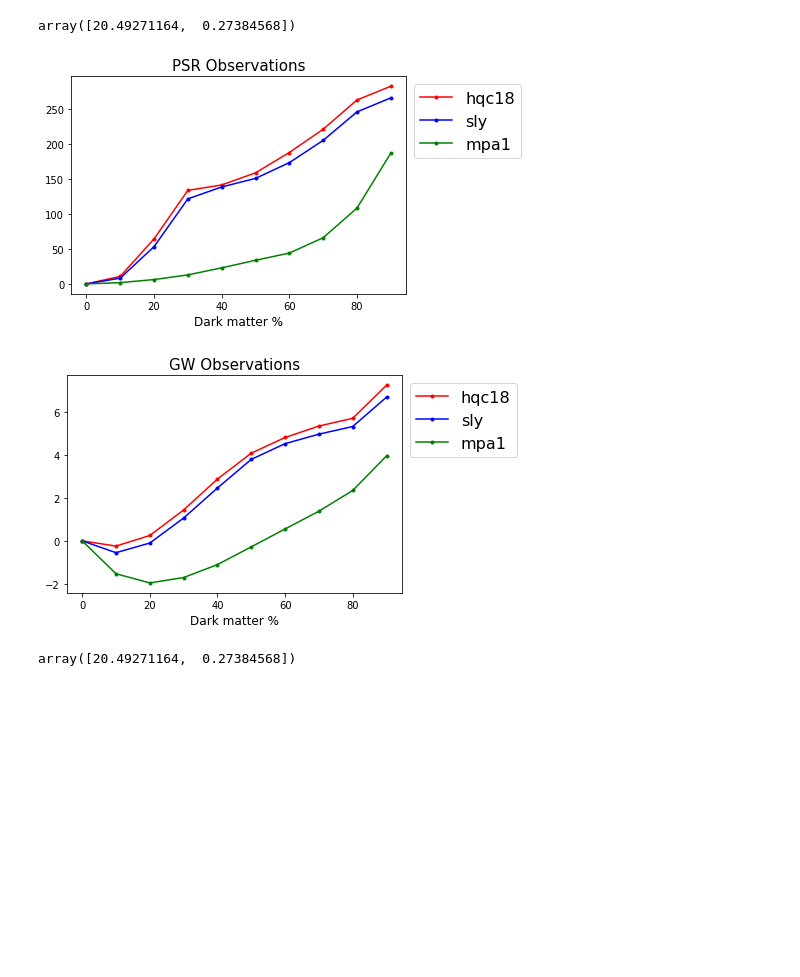
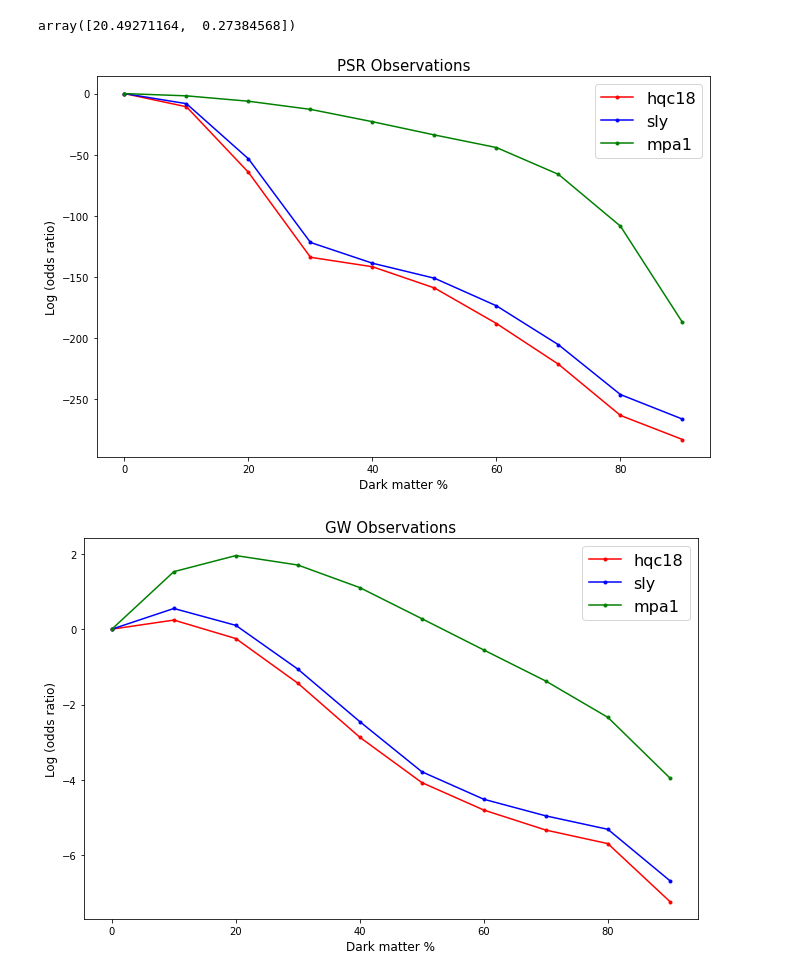
Before and after one commit to kunalkishanmehta/ns-struc-dm, a Jupyter notebook: Copy_of_Constrain_DM_NS_models.ipynb, the cells around one changed output. Cells and saved outputs as stored; diff of their text form; code cells hidden in the pictures; blank space fills up the shorter version.

```diff
--- a/Copy_of_Constrain_DM_NS_models.ipynb
+++ b/Copy_of_Constrain_DM_NS_models.ipynb
@@ -295,7 +327,7 @@ compare_mpa1 = np.array(compare_mpa1)
 frac_compare_mpa1 = []
 
 for i in range(10):
-  frac_compare_mpa1.append(compare_mpa1[0]/compare_mpa1[i])
+  frac_compare_mpa1.append(compare_mpa1[i]/compare_mpa1[0])
 frac_compare_mpa1 = np.array(frac_compare_mpa1)
 # %%
 plt.plot(data_frac2,np.log(frac_compare_mpa1[:,0]), marker = '.')
@@ -328,11 +363,12 @@ like_0 = j0030_like*j0740_like # evidence for equation of state from psr observa
 
 gw170817_like1 = np.sum([gw170817_kde1((radius(m),m)) for m in np.linspace(1.,3.,100)])/100 # likelihood of gw170817 primary mass and radius, given equation of state
 gw170817_like2 = np.sum([gw170817_kde2((radius(m),m)) for m in np.linspace(1.,3.,100)])/100 # likelihood of gw170817 secondary mass and radius, given equation of state
-#gw190425_like1 = np.sum([gw190425_kde1((radius(m),m)) for m in np.linspace(1.,3.,100)])/100 # likelihood of gw190425 primary mass and radius, given equation of state
-#gw190425_like2 = np.sum([gw190425_kde2((radius(m),m)) for m in np.linspace(1.,3.,100)])/100 # likelihood of gw190425 secondary mass and radius, given equation of state
+gw190425_like1 = np.sum([gw190425_kde1((radius(m),m)) for m in np.linspace(1.,3.,100)])/100 # likelihood of gw190425 primary mass and radius, given equation of state
+gw190425_like2 = np.sum([gw190425_kde2((radius(m),m)) for m in np.linspace(1.,3.,100)])/100 # likelihood of gw190425 secondary mass and radius, given equation of state
 like_01 = gw170817_like1*gw170817_like2#*gw190425_like1*gw190425_like2 # evidence for equation of state from gw observations # skip gw190425 for now because it's so uninformative
+like_02 = gw190425_like1*gw190425_like2
 
-compare_hqc18.append((like_0,like_01))
+compare_hqc18.append((j0030_like,j0740_like, gw170817_like1, gw170817_like2, gw190425_like1, gw190425_like2 ))
 # %%
 # now interpolate equation of state's mass-radius relation, up to maximum mass, and calculate Bayesian evidence for that equation of state
 # stable_m_r_hqc18_0 = np.genfromtxt('/content/stable_m_r_hqc18_0.csv',delimiter=',',names=True,dtype=None)
@@ -347,47 +383,51 @@ for i in range(9):
 
   j0030_like = np.sum([j0030_kde((radius(m),m)) for m in np.linspace(1.,3.,100)])/100 # likelihood of psr j0030 mass and radius, given equation of state
   j0740_like = np.sum([j0740_kde((radius(m),m)) for m in np.linspace(1.,3.,100)])/100 # likelihood of psr j0740 mass and radius, given equation of state
-  like = j0030_like*j0740_like # evidence for equation of state from psr observations
+  like_0 = j0030_like*j0740_like # evidence for equation of state from psr observations
 
 
   gw170817_like1 = np.sum([gw170817_kde1((radius(m),m)) for m in np.linspace(1.,3.,100)])/100 # likelihood of gw170817 primary mass and radius, given equation of state
   gw170817_like2 = np.sum([gw170817_kde2((radius(m),m)) for m in np.linspace(1.,3.,100)])/100 # likelihood of gw170817 secondary mass and radius, given equation of state
-#gw190425_like1 = np.sum([gw190425_kde1((radius(m),m)) for m in np.linspace(1.,3.,100)])/100 # likelihood of gw190425 primary mass and radius, given equation of state
-#gw190425_like2 = np.sum([gw190425_kde2((radius(m),m)) for m in np.linspace(1.,3.,100)])/100 # likelihood of gw190425 secondary mass and radius, given equation of state
-  like2 = gw170817_like1*gw170817_like2#*gw190425_like1*gw190425_like2 # evidence for equation of state from gw observations # skip gw190425 for now because it's so uninformative
+  gw190425_like1 = np.sum([gw190425_kde1((radius(m),m)) for m in np.linspace(1.,3.,100)])/100 # likelihood of gw190425 primary mass and radius, given equation of state
+  gw190425_like2 = np.sum([gw190425_kde2((radius(m),m)) for m in np.linspace(1.,3.,100)])/100 # likelihood of gw190425 secondary mass and radius, given equation of state
+  like_01 = gw170817_like1*gw170817_like2#*gw190425_like1*gw190425_like2 # evidence for equation of state from gw observations # skip gw190425 for now because it's so uninformative
+  like_02 = gw190425_like1*gw190425_like2
 
-  compare_hqc18.append((like,like2))
+  compare_hqc18.append((j0030_like,j0740_like, gw170817_like1, gw170817_like2, gw190425_like1, gw190425_like2 ))
 compare_hqc18 = np.array(compare_hqc18)
 # %%
 frac_compare_hqc18 = []
 
 for i in range(10):
-  frac_compare_hqc18.append(compare_hqc18[0]/compare_hqc18[i])
+  frac_compare_hqc18.append(compare_hqc18[i]/compare_hqc18[0])
 frac_compare_hqc18 = np.array(frac_compare_hqc18)
 # %%
-plt.plot(data_frac2,np.log(frac_compare_hqc18[:,0]), marker = '.', c = 'r', label = 'hqc18')
-plt.plot(data_frac2, np.log(frac_compare_sly[:,0]), marker = '.', c = 'b', label = 'sly')
-plt.plot(data_frac2,np.log(frac_compare_mpa1[:,0]), marker = '.', c = 'g', label = 'mpa1')
+plt.figure(figsize= (11,7))
+plt.plot(data_frac2,np.log(frac_compare_hqc18[:,0]*frac_compare_hqc18[:,1]), marker = '.', c = 'r', label = 'hqc18')
+plt.plot(data_frac2, np.log(frac_compare_sly[:,0]*frac_compare_sly[:,1]), marker = '.', c = 'b', label = 'sly')
+plt.plot(data_frac2,np.log(frac_compare_mpa1[:,0]*frac_compare_mpa1[:,1]), marker = '.', c = 'g', label = 'mpa1')
 plt.xlabel('Dark matter %', size = 12)
 plt.title('PSR Observations', size = 15)
-
+plt.ylabel('Log (odds ratio)', size  =12)
 plt.legend( bbox_to_anchor=(1, 1), fontsize = 16,title_fontsize=18 )
 
 
 plt.show()
 
-plt.plot(data_frac2,np.log(frac_compare_hqc18[:,1]), marker = '.', c = 'r',label = 'hqc18')
-plt.plot(data_frac2, np.log(frac_compare_sly[:,1]), marker = '.', c= 'b', label = 'sly')
-plt.plot(data_frac2,np.log(frac_compare_mpa1[:,1]), marker = '.', c = 'g', label = 'mpa1')
+plt.figure(figsize= (11,7))
+plt.plot(data_frac2,np.log(frac_compare_hqc18[:,2]*frac_compare_hqc18[:,3]), marker = '.', c = 'r',label = 'hqc18')
+plt.plot(data_frac2, np.log(frac_compare_sly[:,2]*frac_compare_sly[:,3]), marker = '.', c= 'b', label = 'sly')
+plt.plot(data_frac2,np.log(frac_compare_mpa1[:,2]*frac_compare_mpa1[:,3]), marker = '.', c = 'g', label = 'mpa1')
 plt.xlabel('Dark matter %', size = 12)
+plt.ylabel('Log (odds ratio)', size  =12)
 plt.title('GW Observations', size = 15)
 
 plt.legend( bbox_to_anchor=(1, 1), fontsize = 16,title_fontsize=18 )
 
 plt.show()
 # %% [output]
-[figure, old version]
+[figure, new version]
-[figure, old version]
+[figure, new version]
 # %%
 frac_compare_sly_mpa1 = []
 frac_compare_sly_hqc18 = []
@@ -396,7 +436,3 @@ for i in range(10):
   frac_compare_sly_hqc18.append(compare_hqc18[i]/compare_sly[i])
 frac_compare_sly_mpa1 = np.array(frac_compare_sly_mpa1)
 frac_compare_sly_hqc18 = np.array(frac_compare_sly_hqc18)
-# %%
-compare_mpa1[0]/compare_sly[0]
-# %% [output]
-array([20.49271164,  0.27384568])
```
Also changed, not shown: parts of 19 cells of this notebook.
